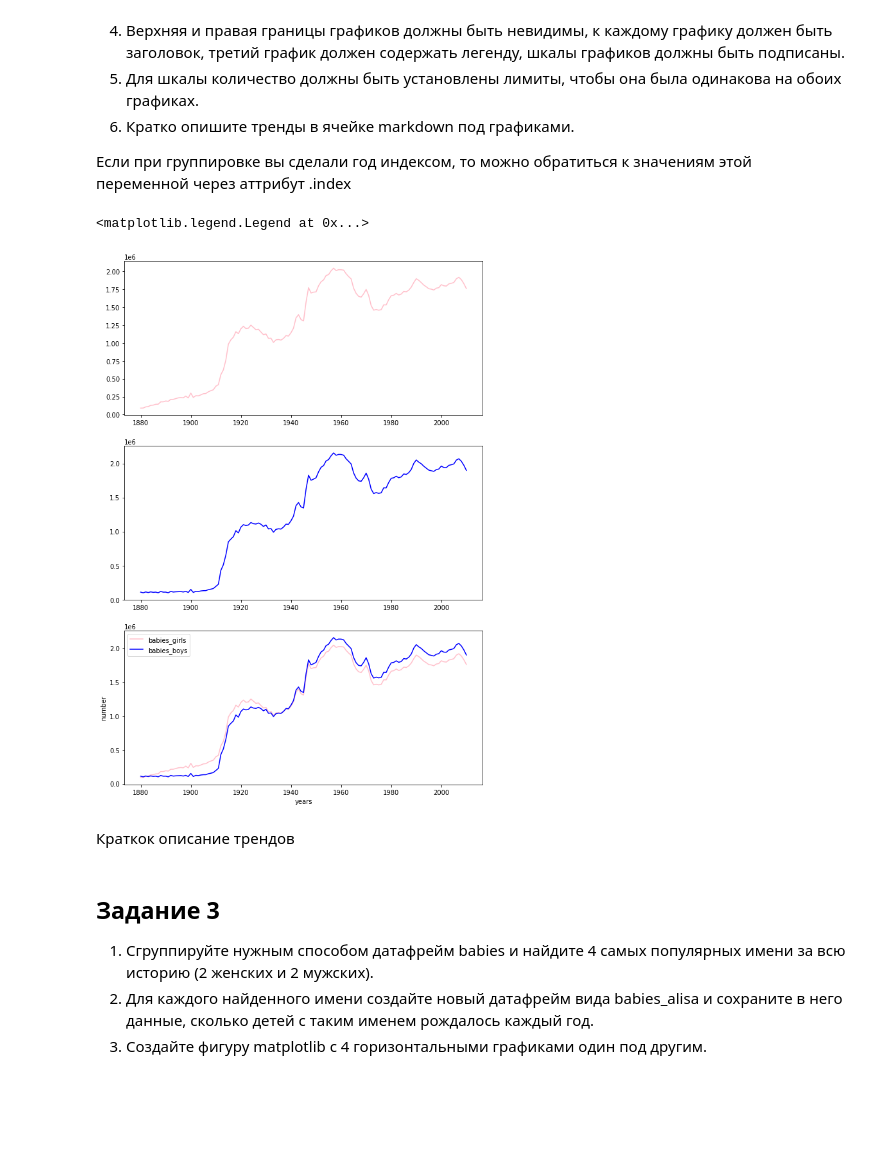
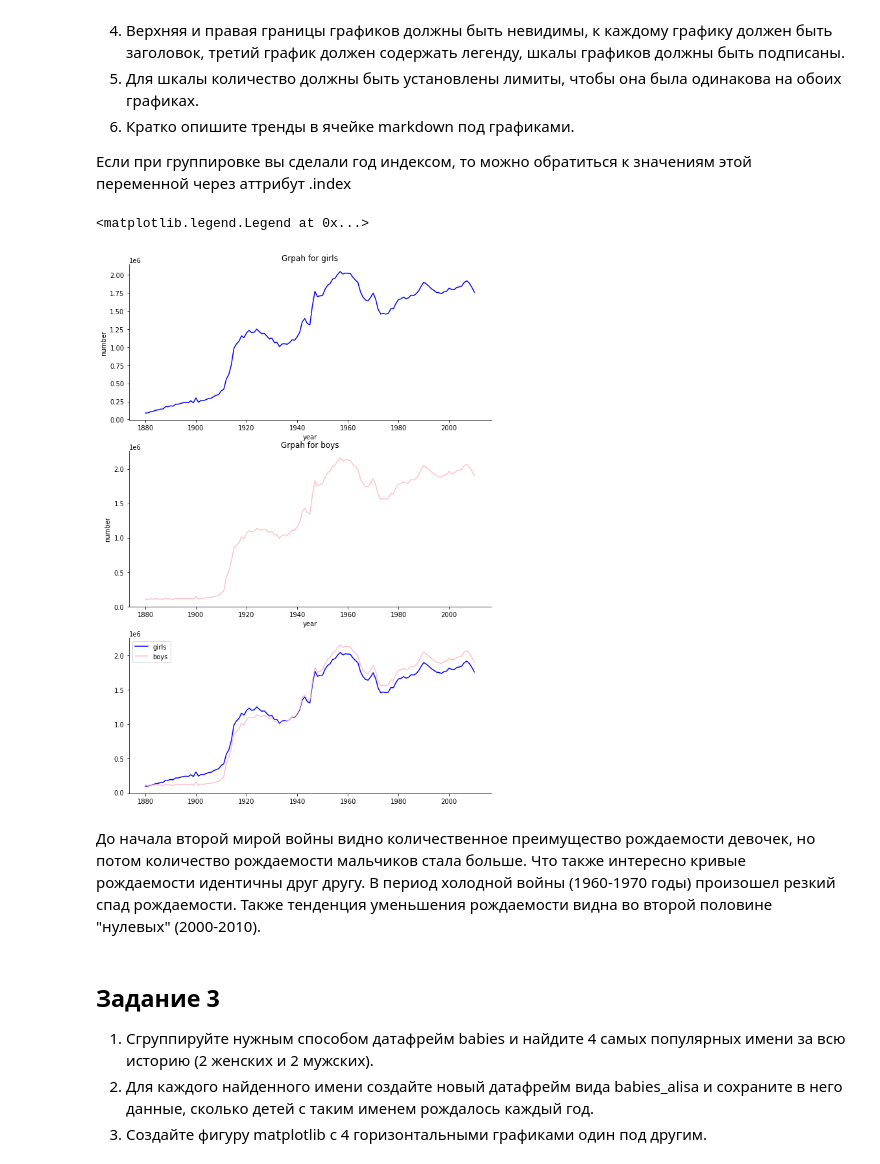
Before and after one commit to Sitych/technological_prackt, a Jupyter notebook: visual_tech_pract/visual_tech_pract.ipynb, the cells around one changed output. Drawn from its saved outputs; the diff is of its cells as text; code cells hidden in the pictures; blank space fills up the shorter version.

```diff
--- a/visual_tech_pract/visual_tech_pract.ipynb
+++ b/visual_tech_pract/visual_tech_pract.ipynb
@@ -92,24 +92,25 @@ babies_boys = pd.DataFrame(0, columns=["number"], index=years)
 babies_girls['number'] = [babies['number'][(babies['year'] == year) & (babies['sex'] == 'F')].sum() for year in years]
 babies_boys['number'] = [babies['number'][(babies['year'] == year) & (babies['sex'] == 'M')].sum() for year in years]
 # %%
-color = ['pink', 'blue']
-label = ["babies_girls", "babies_boys"]
+color = ['blue', 'pink']
+label = ["girls", "boys"]
 fig, axs = plt.subplots(3, 1,figsize=(10,15))
-# print(babies_boys['number'].max())
 for i, data in enumerate([babies_girls, babies_boys]):
     axs[i].plot(years, data['number'], c=color[i])
     axs[2].plot(years, data['number'], c=color[i], label=label[i])
-plt.xlabel("years")
-plt.ylabel('number')
+    axs[i].spines['right'].set_visible(False)
+    axs[i].spines['top'].set_visible(False)
+    axs[i].axes.set_title(f"Grpah for {label[i]}")
+    axs[i].axes.set_xlabel('year')
+    axs[i].axes.set_ylabel("number")
+axs[2].spines['right'].set_visible(False)
+axs[2].spines['top'].set_visible(False)
 plt.legend()
-#     axs[i].axis([1870, 2020, 0, 22000])
-#     axs[i].xtitle('Year')
-#     axs[i].xtitle('Number')
 # %% [output]
 <matplotlib.legend.Legend at 0x...>
-[figure, old version]
+[figure, new version]
-# %% [markdown]
-Краткок описание трендов
+# %% [markdown]
+До начала второй мирой войны видно количественное преимущество рождаемости девочек, но потом количество рождаемости мальчиков стала больше. Что также интересно кривые рождаемости идентичны друг другу. В период холодной войны (1960-1970 годы) произошел резкий спад рождаемости. Также тенденция уменьшения рождаемости видна во второй половине "нулевых" (2000-2010).
 # %% [markdown]
 ## Задание 3
 
```
Also changed, not shown: parts of 16 cells of this notebook, 1 other file.
